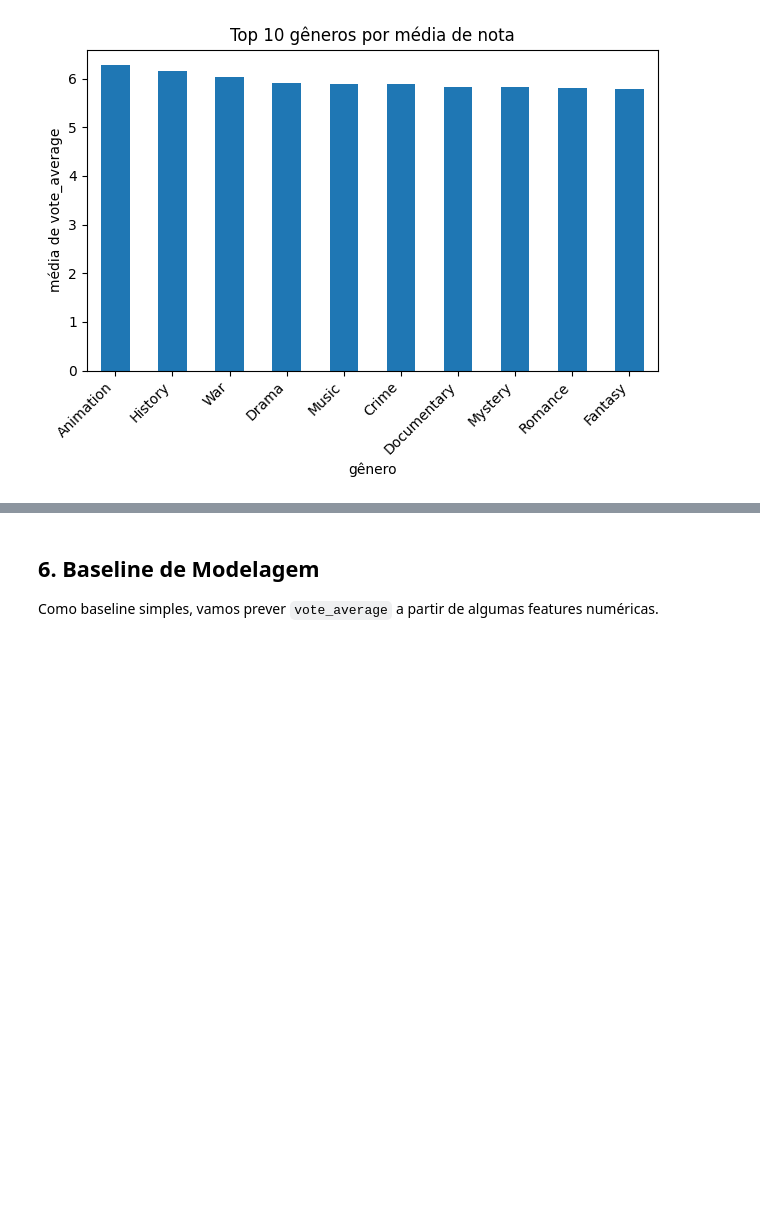
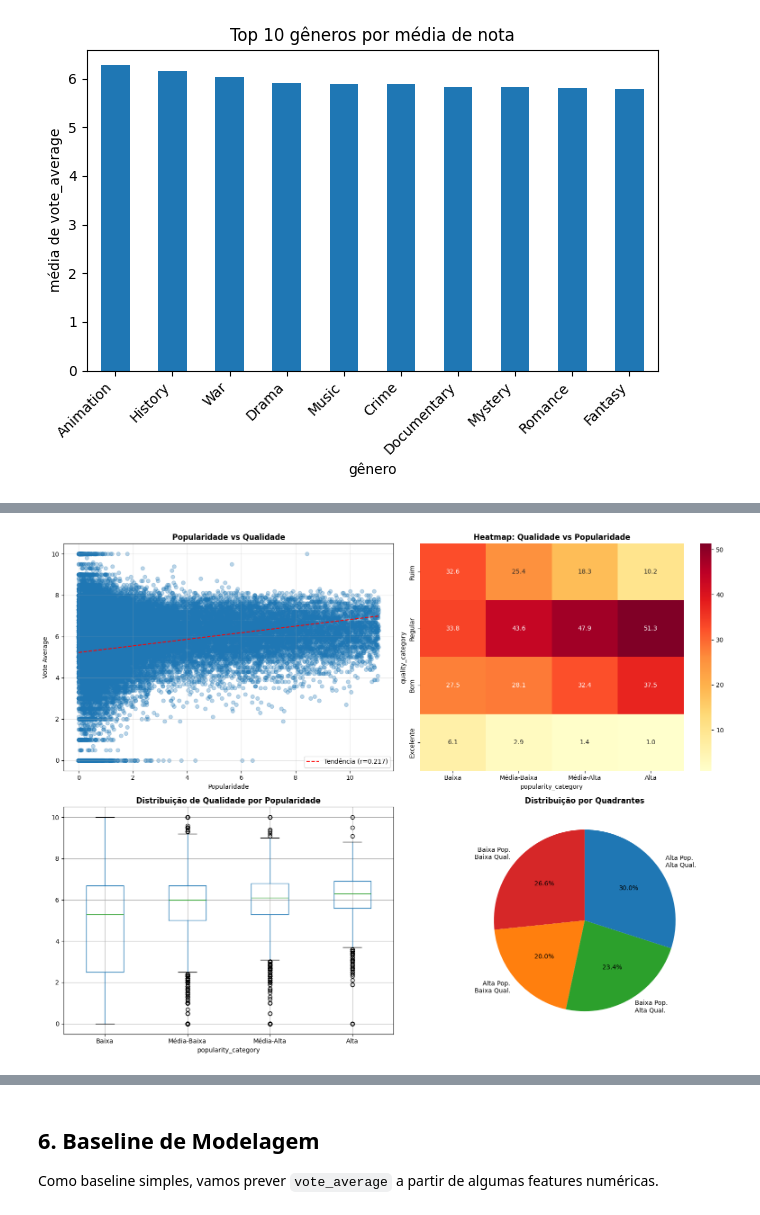
Before and after one commit to joaopedrosduarte/bigdata-atv2, a Jupyter notebook: src/Projeto_BigData_Movies_Pipeline.ipynb, the cells around one changed output, grey strips where cells are left out. Drawn from its saved outputs; the diff is of its cells as text; code cells hidden in the pictures; blank space fills up the shorter version.

```diff
--- a/src/Projeto_BigData_Movies_Pipeline.ipynb
+++ b/src/Projeto_BigData_Movies_Pipeline.ipynb
@@ -439,0 +760,86 @@ else:
+# %%
+if gold_path.exists():
+    dfg = pd.read_parquet(gold_path)
+    from scipy import stats
+
+    df_pop = dfg[(dfg["popularity"].notna()) & (dfg["vote_average"].notna())].copy()
+
+    # Categorias
+    df_pop["popularity_category"] = pd.qcut(df_pop["popularity"], q=4,
+                                             labels=["Baixa", "Média-Baixa", "Média-Alta", "Alta"],
+                                             duplicates="drop")
+
+    df_pop["quality_category"] = pd.cut(df_pop["vote_average"],
+                                         bins=[0, 5, 6.5, 8, 10],
+                                         labels=["Ruim", "Regular", "Bom", "Excelente"])
+
+    # Matriz de confusão
+    confusion_matrix = pd.crosstab(df_pop["quality_category"],
+                                    df_pop["popularity_category"],
+                                    normalize="columns") * 100
+
+    print("="*80)
+    print("MATRIZ: DISTRIBUIÇÃO DE QUALIDADE POR POPULARIDADE (%)")
+    print("="*80)
+    print(confusion_matrix.round(1))
+    print("\n")
+
+    # Visualizações
+    fig, axes = plt.subplots(2, 2, figsize=(16, 12))
+
+    # Scatter plot
+    mask = (df_pop["popularity"] < df_pop["popularity"].quantile(0.95))
+    axes[0,0].scatter(df_pop[mask]["popularity"], df_pop[mask]["vote_average"], alpha=0.3)
+    axes[0,0].set_title("Popularidade vs Qualidade", fontweight="bold")
+    axes[0,0].set_xlabel("Popularidade")
+    axes[0,0].set_ylabel("Vote Average")
+    axes[0,0].grid(True, alpha=0.3)
+
+    # Linha de tendência
+    slope, intercept, r_value, _, _ = stats.linregress(
+        df_pop[mask]["popularity"], df_pop[mask]["vote_average"])
+    line_x = np.array([0, df_pop["popularity"].quantile(0.95)])
+    axes[0,0].plot(line_x, slope * line_x + intercept, "r--",
+                  label=f"Tendência (r={r_value:.3f})")
+    axes[0,0].legend()
+
+    # Heatmap
+    sns.heatmap(confusion_matrix, annot=True, fmt=".1f", cmap="YlOrRd", ax=axes[0,1])
+    axes[0,1].set_title("Heatmap: Qualidade vs Popularidade", fontweight="bold")
+
+    # Box plot
+    df_pop.boxplot(column="vote_average", by="popularity_category", ax=axes[1,0])
+    axes[1,0].set_title("Distribuição de Qualidade por Popularidade", fontweight="bold")
+    axes[1,0].get_figure().suptitle("")
+
+    # Quadrantes
+    median_pop = df_pop["popularity"].median()
+    median_qual = df_pop["vote_average"].median()
+
+    q1 = len(df_pop[(df_pop["popularity"] < median_pop) & (df_pop["vote_average"] < median_qual)])
+    q2 = len(df_pop[(df_pop["popularity"] >= median_pop) & (df_pop["vote_average"] < median_qual)])
+    q3 = len(df_pop[(df_pop["popularity"] < median_pop) & (df_pop["vote_average"] >= median_qual)])
+    q4 = len(df_pop[(df_pop["popularity"] >= median_pop) & (df_pop["vote_average"] >= median_qual)])
+
+    quadrants = {"Baixa Pop.\nBaixa Qual.": q1, "Alta Pop.\nBaixa Qual.": q2,
+                 "Baixa Pop.\nAlta Qual.": q3, "Alta Pop.\nAlta Qual.": q4}
+
+    axes[1,1].pie(quadrants.values(), labels=quadrants.keys(), autopct="%1.1f%%",
+                 colors=["#d62728", "#ff7f0e", "#2ca02c", "#1f77b4"], startangle=90)
+    axes[1,1].set_title("Distribuição por Quadrantes", fontweight="bold")
+
+    plt.tight_layout()
+    plt.show()
+
+    # Insights
+    corr = df_pop[["popularity", "vote_average"]].corr().iloc[0,1]
+    print("="*80)
+    print(f"Correlação Popularidade vs Qualidade: {corr:+.3f}")
+    total = len(df_pop)
+    print(f"\nPérolas Escondidas (Alta Qual., Baixa Pop.): {q3:,} filmes ({q3/total*100:.1f}%)")
+    print(f"Marketing > Qualidade (Baixa Qual., Alta Pop.): {q2:,} filmes ({q2/total*100:.1f}%)")
+    print("="*80 + "\n")
+
+else:
+    print("Gold não encontrado:", gold_path)
+# %% [output]
@@ -439,0 +855 @@ else:
+[figure, added]
```
Also changed, not shown: parts of 9 cells of this notebook.
